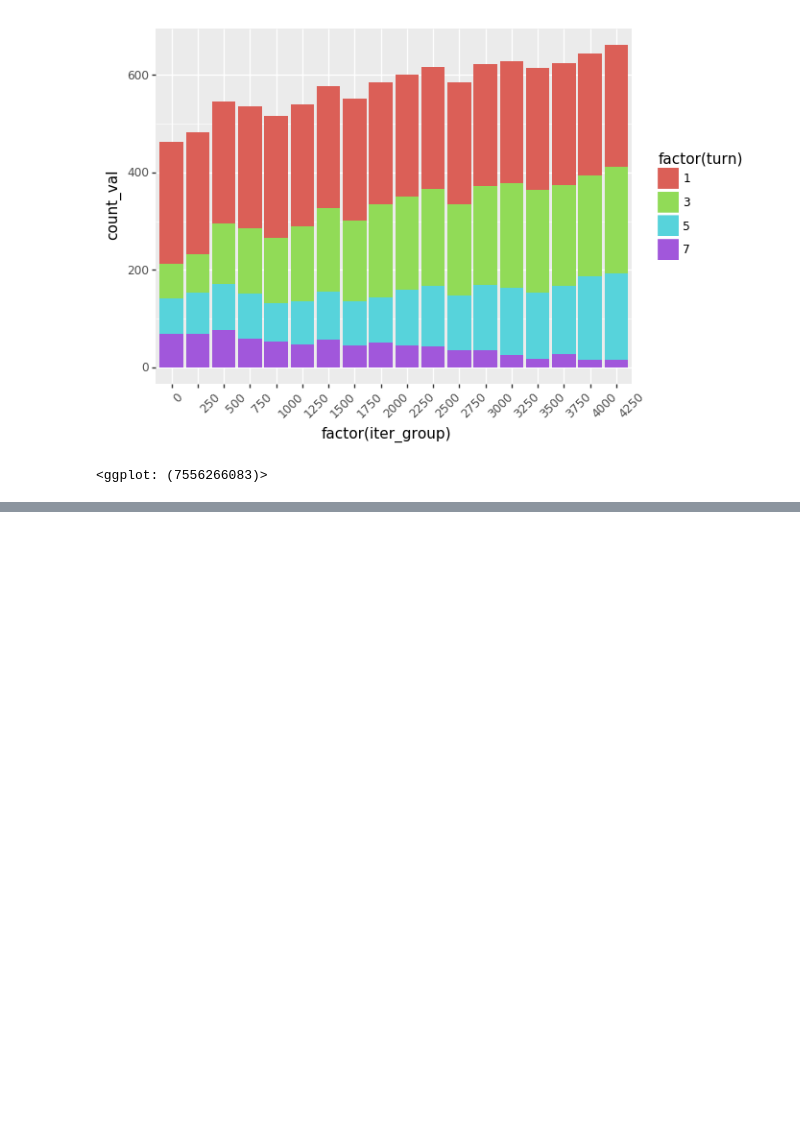
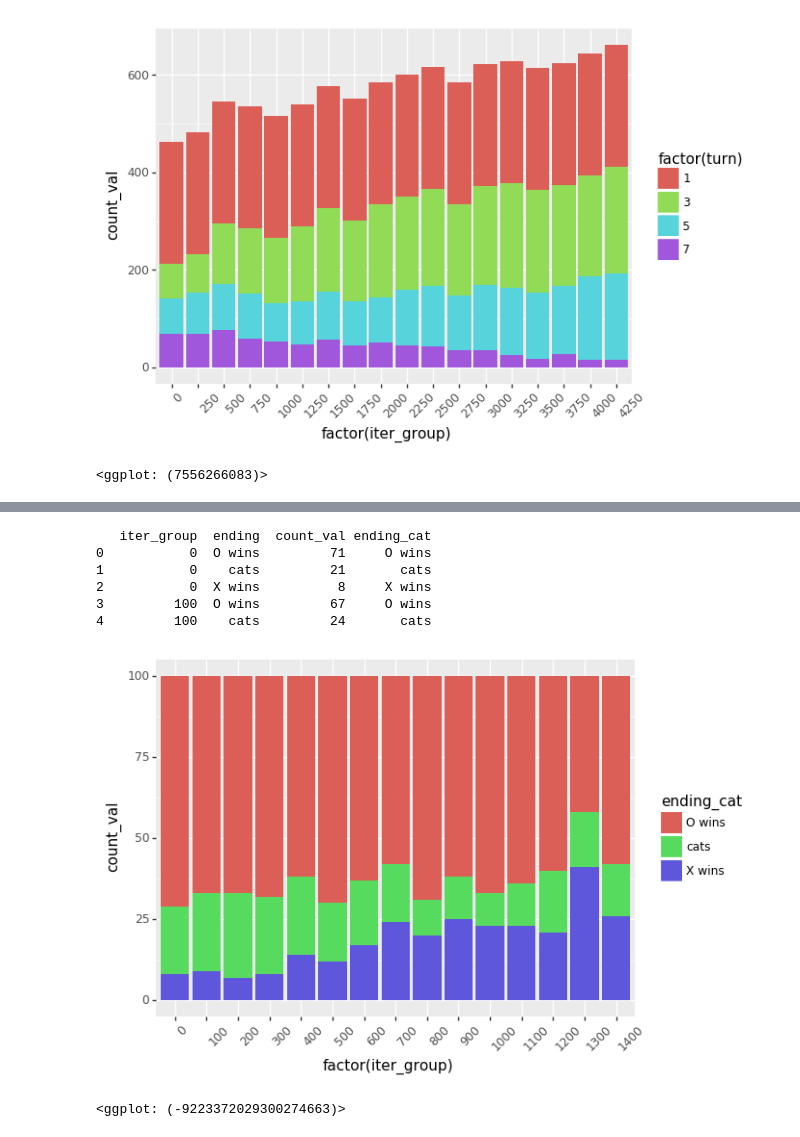
Before and after one commit to jmaddalena/reinforcement_learning, a Jupyter notebook: tic_tac_toe.ipynb, the cells around one changed output, grey strips where cells are left out. Saved outputs shown, nothing was run; the diff lists cells and outputs as text; code cells hidden in the pictures; blank space fills up the shorter version.

```diff
--- a/tic_tac_toe.ipynb
+++ b/tic_tac_toe.ipynb
@@ -409,0 +613,2 @@ p9.ggplot(new_values, p9.aes(x = 'value')) + p9.geom_histogram()
+# %%
+wins, turns = play_all_rounds(.5, 1500)
@@ -409,0 +633,26 @@ p9.ggplot(new_values, p9.aes(x = 'value')) + p9.geom_histogram()
+# %%
+wins_df = pd.DataFrame({'ending':wins})
+
+wins_df['iter'] = range(wins_df.shape[0])
+
+wins_df['iter_group'] = wins_df['iter'].apply(lambda num: num - (num % 100))
+
+wins_df_group = wins_df.groupby('iter_group')['ending'].value_counts().rename(columns = {'': ''}).reset_index().rename(columns = {0:'count_val'})
+
+wins_df_group['ending_cat'] = pd.Categorical(wins_df_group['ending'], categories = ['O wins', 'cats', 'X wins'], ordered = True)
+
+print(wins_df_group.head())
+
+(p9.ggplot(wins_df_group, p9.aes(x = 'factor(iter_group)', fill = 'ending_cat', y = 'count_val')) +
+p9.geom_col() +
+p9.theme(axis_text_x=p9.element_text(rotation=45, hjust=0))
+)
+# %% [output]
+   iter_group  ending  count_val ending_cat
+0           0  O wins         71     O wins
+1           0    cats         21       cats
+2           0  X wins          8     X wins
+3         100  O wins         67     O wins
+4         100    cats         24       cats
+[figure, added]
+<ggplot: (-9223372029300274663)>
```
Also changed, not shown: parts of 14 cells of this notebook, 30 other files.
